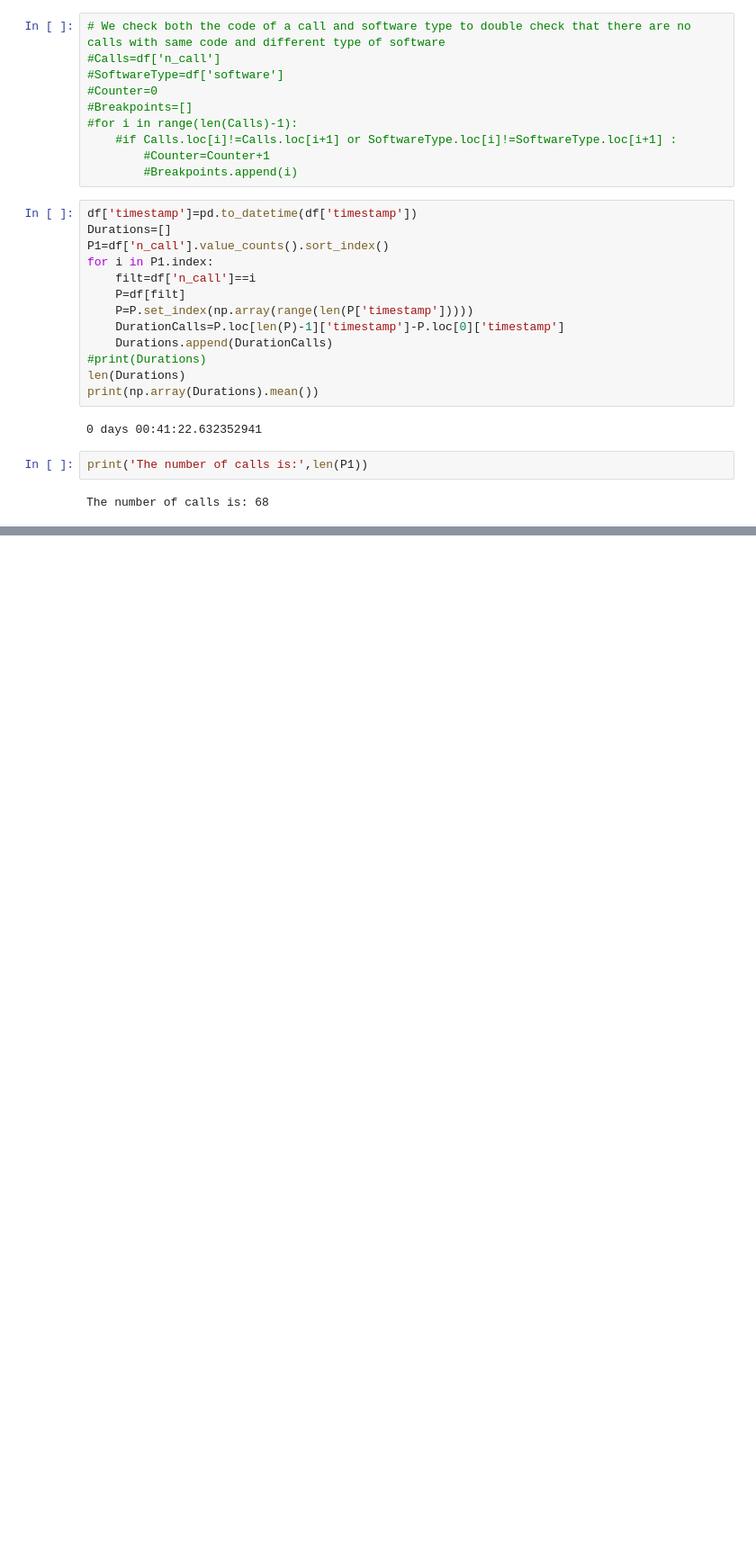
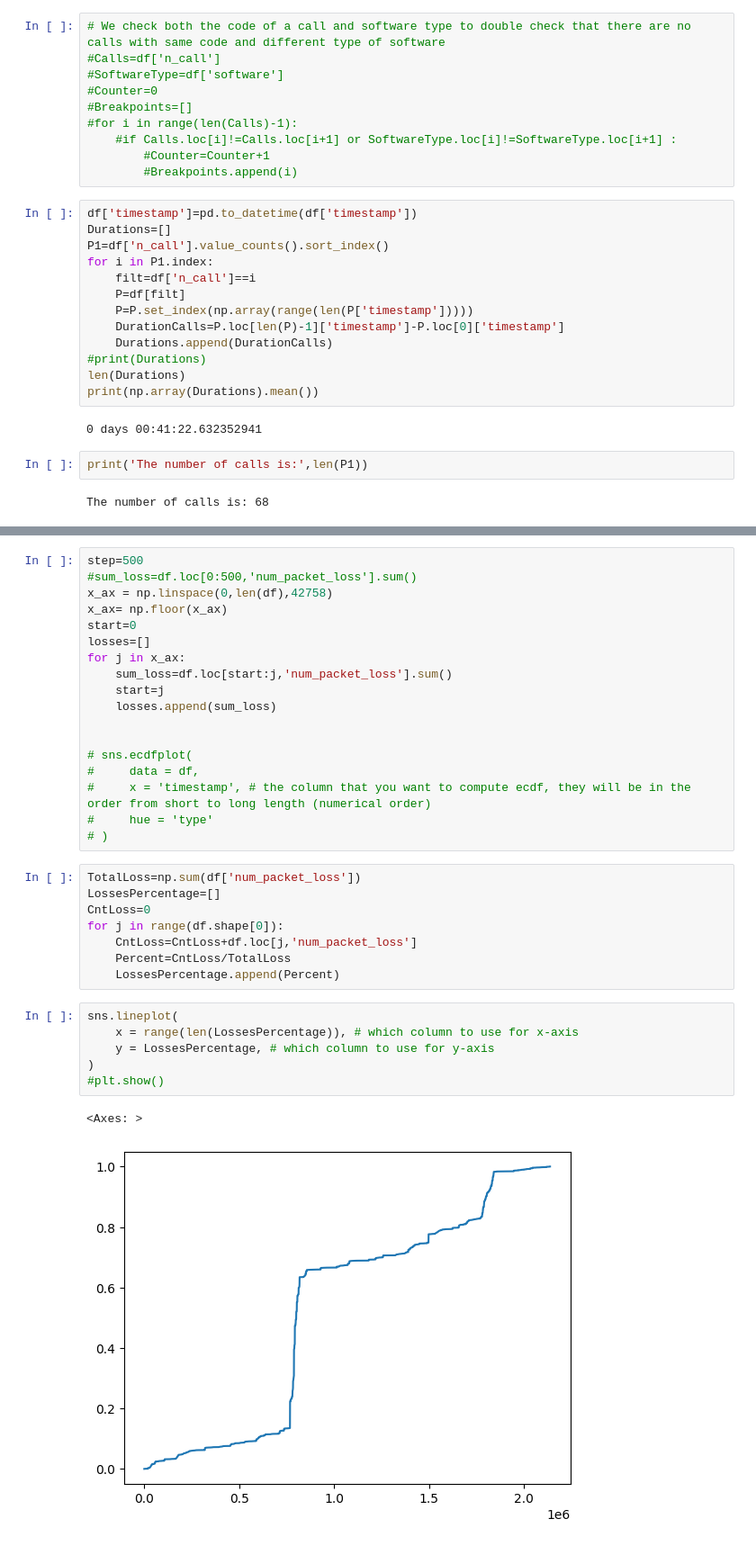
Before and after one commit to PeshX/ML4N_RTP_Project, a Jupyter notebook: Script1.ipynb, the cells around one changed output, grey strips where cells are left out. Shown: that part at 90% size. Saved outputs shown, nothing was run; the diff lists cells and outputs as text; blank space fills up the shorter version.

```diff
--- a/Script1.ipynb
+++ b/Script1.ipynb
@@ -52,0 +99,35 @@ The number of calls is: 68
+# %%
+step=500
+#sum_loss=df.loc[0:500,'num_packet_loss'].sum()
+x_ax = np.linspace(0,len(df),42758)
+x_ax= np.floor(x_ax)
+start=0
+losses=[]
+for j in x_ax:
+    sum_loss=df.loc[start:j,'num_packet_loss'].sum()
+    start=j
+    losses.append(sum_loss)
+
+
+# sns.ecdfplot(
+#     data = df,
+#     x = 'timestamp', # the column that you want to compute ecdf, they will be in the order from short to long length (numerical order)
+#     hue = 'type'
+# )
+# %%
+TotalLoss=np.sum(df['num_packet_loss'])
+LossesPercentage=[]
+CntLoss=0
+for j in range(df.shape[0]):
+    CntLoss=CntLoss+df.loc[j,'num_packet_loss']
+    Percent=CntLoss/TotalLoss
+    LossesPercentage.append(Percent)
+# %%
+sns.lineplot(
+    x = range(len(LossesPercentage)), # which column to use for x-axis
+    y = LossesPercentage, # which column to use for y-axis
+)
+#plt.show()
+# %% [output]
+<Axes: >
+[figure, added]
```
Also changed, not shown: parts of 15 cells of this notebook.
